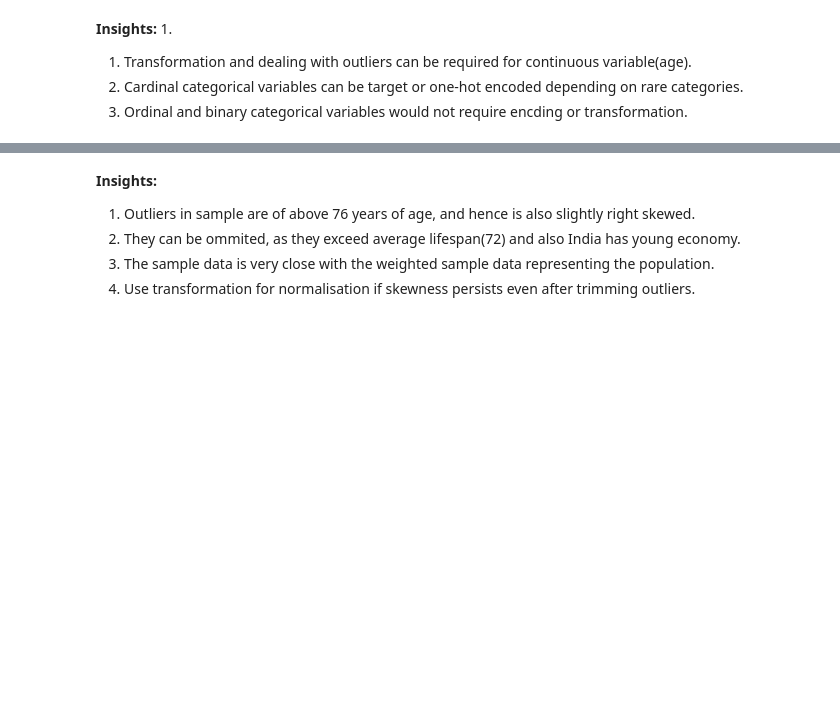
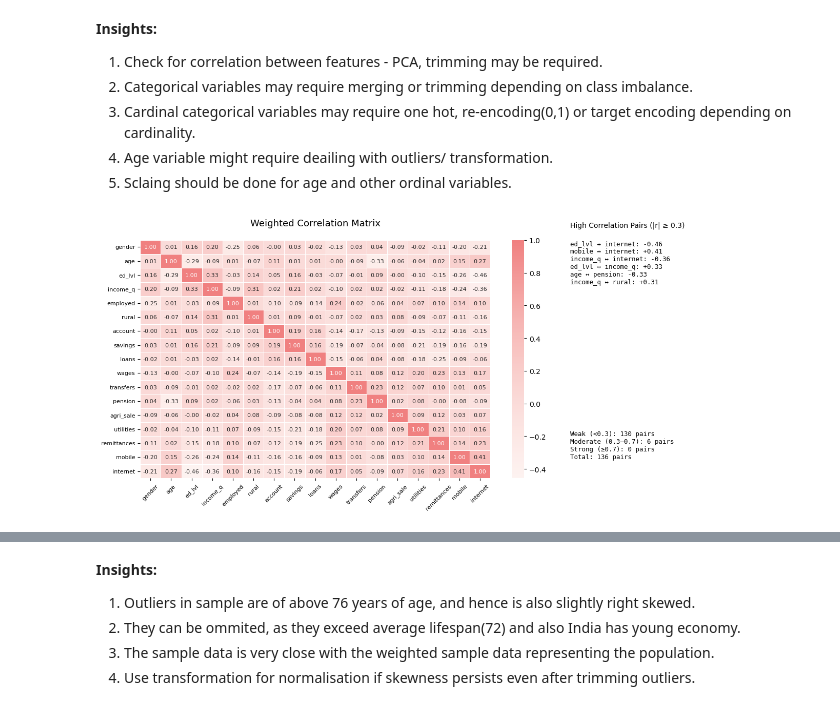
Before and after one commit to PuneethRaavi/ML_Project, a Jupyter notebook: Codes/FeatureEngineering.ipynb, the cells around one changed output, grey strips where cells are left out. Saved outputs shown, nothing was run; the diff lists cells and outputs as text; code cells hidden in the pictures; blank space fills up the shorter version.

```diff
--- a/Codes/FeatureEngineering.ipynb
+++ b/Codes/FeatureEngineering.ipynb
@@ -71,7 +73,59 @@ Data Info:
 | 18 | internet | int64 | 3 | 0.0 |
 # %% [markdown]
 **Insights:**
-1.
-1. Transformation and dealing with outliers can be required for continuous variable(age).
-2. Cardinal categorical variables can be target or one-hot encoded depending on rare categories.
-3. Ordinal and binary categorical variables would not require encding or transformation.
+1. Check for correlation between features - PCA, trimming may be required.
+2. Categorical variables may require merging or trimming depending on class imbalance.
+3. Cardinal categorical variables may require one hot, re-encoding(0,1) or target encoding depending on cardinality.
+4. Age variable might require deailing with outliers/ transformation.
+5. Sclaing should be done for age and other ordinal variables.
+# %%
+# Correlation Matrix
+df = preprocessed_data.copy()
+weights = df['wgt'].to_numpy()
+df = df.drop(columns=['wgt'])
+
+mean = np.average(df, axis=0, weights=weights)
+cov = np.dot((weights * (df - mean).T), (df - mean)) / weights.sum()
+std = np.sqrt(np.diag(cov))
+corr_df = pd.DataFrame(cov / np.outer(std, std), index=df.columns, columns=df.columns)
+
+corr_pairs = corr_df.where(np.triu(np.ones(corr_df.shape), k=1).astype(bool)).stack().reset_index()
+corr_pairs.columns = ['Variable_1', 'Variable_2', 'Correlation']
+corr_pairs['Abs_Correlation'] = corr_pairs['Correlation'].abs()
+high_corr_pairs = corr_pairs.query('Abs_Correlation >= 0.3').sort_values('Abs_Correlation', ascending=False)
+
+corr_vals = np.abs(corr_df.values[np.triu_indices_from(corr_df.values, 1)])
+weak, moderate, strong = (sum(corr_vals < 0.3), sum((corr_vals >= 0.3) & (corr_vals < 0.7)), sum(corr_vals >= 0.7))
+total_pairs = len(corr_vals)
+
+fig, (ax1, ax2) = plt.subplots(1, 2, figsize=(14, 6), gridspec_kw={'width_ratios': [3, 1.6]})
+white_coral = mcolors.LinearSegmentedColormap.from_list("white_coral", ["#FFF2E800", "#F08080"])
+sns.heatmap(corr_df, annot=True, fmt=".2f", cmap=white_coral, center=0,
+            linewidths=0.5, annot_kws={'fontsize': 8}, ax=ax1)
+ax1.set_title("Weighted Correlation Matrix", fontsize=13, pad=20)
+ax1.tick_params(axis='x', rotation=45, labelsize=8)
+ax1.tick_params(axis='y', labelsize=8)
+
+ax2.axis('off')
+ax2.set_title("High Correlation Pairs (|r| ≥ 0.3)\n", loc='left', fontsize=10)
+if not high_corr_pairs.empty:
+    table_text = "\n".join([
+        f"{r.Variable_1} ↔ {r.Variable_2}: {r.Correlation:+.2f}"
+        for _, r in high_corr_pairs.head(15).iterrows()  # top 15 for clarity
+    ])
+    ax2.text(0, 1, table_text, fontsize=9, family='monospace', va='top', ha='left')
+else:
+    ax2.text(0.5, 0.5, "No pairs ≥ 0.3", ha='center', va='center', fontsize=10)
+
+summary_text = (
+    f"Weak (<0.3): {weak} pairs\n"
+    f"Moderate (0.3–0.7): {moderate} pairs\n"
+    f"Strong (≥0.7): {strong} pairs\n"
+    f"Total: {total_pairs} pairs"
+)
+ax2.text(0, 0.2, summary_text, fontsize=9, family='monospace', ha='left', va='top', transform=ax2.transAxes)
+
+plt.tight_layout()
+plt.show()
+# %% [output]
+[figure, added]
```
Also changed, not shown: parts of 26 cells of this notebook, 7 other files.
